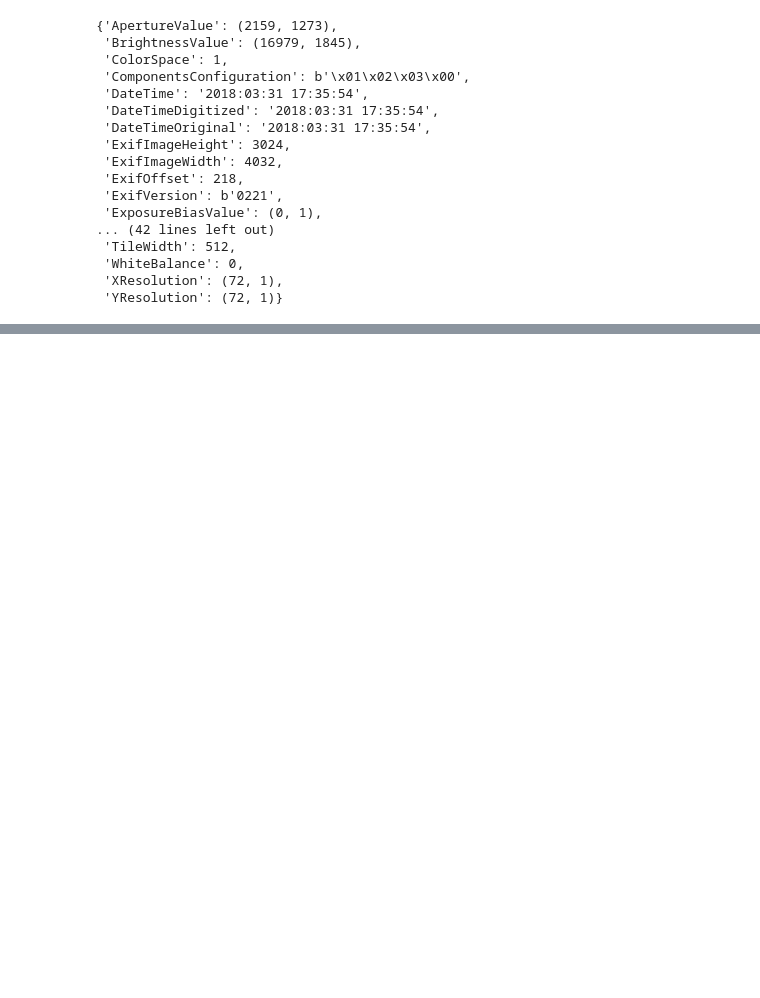
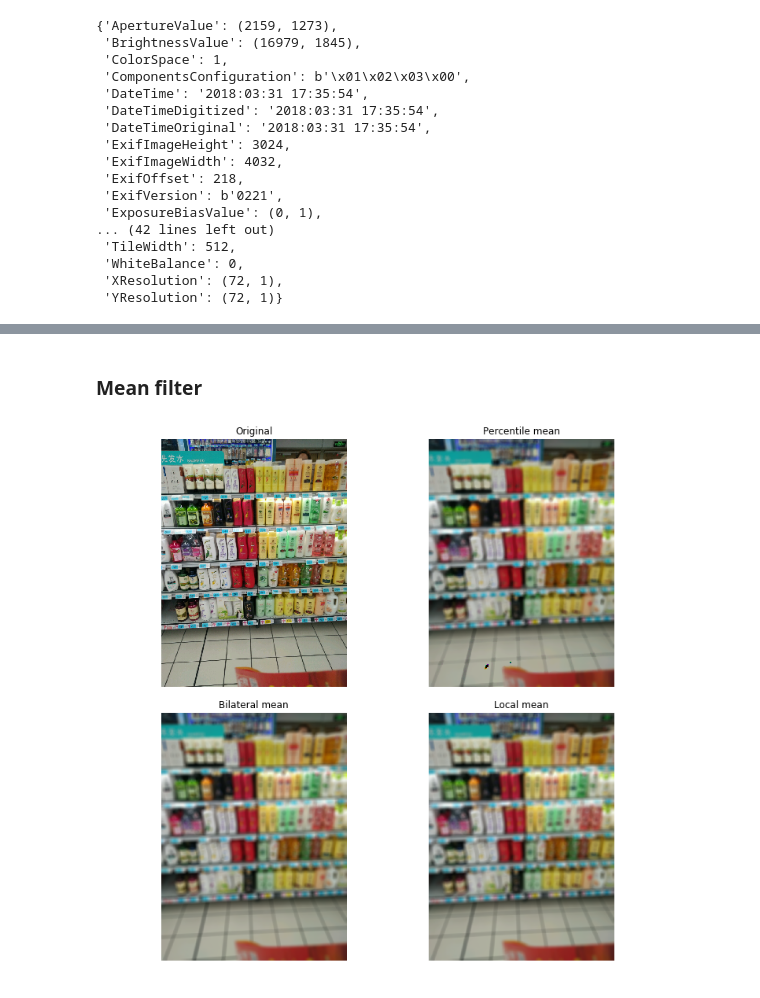
Before and after one commit to ronjian/Python-Practise, a Jupyter notebook: code_piece/cv.ipynb, the cells around one changed output, grey strips where cells are left out. Drawn from its saved outputs; the diff is of its cells as text; code cells hidden in the pictures; blank space fills up the shorter version.

```diff
--- a/code_piece/cv.ipynb
+++ b/code_piece/cv.ipynb
@@ -211,0 +264,37 @@ the captured scene.
+# %% [markdown]
+### Mean filter
+# %%
+# http://scikit-image.org/docs/stable/auto_examples/filters/plot_rank_mean.html
+from skimage.morphology import disk
+from skimage.filters import rank
+
+origin_image = imread("assets/12389.jpg")
+percentile_result_l = []
+bilateral_result_l = []
+normal_result_l = []
+for i in range(3):
+    image = origin_image[:, :, i]
+    selem = disk(10)
+    percentile_result_l.append(rank.mean_percentile(image, selem=selem, p0=.1, p1=.9))
+    bilateral_result_l.append(rank.mean_bilateral(image, selem=selem, s0=500, s1=500))
+    normal_result_l.append(rank.mean(image, selem=selem))
+
+percentile_result = np.stack(percentile_result_l, axis=-1)
+bilateral_result = np.stack(bilateral_result_l, axis=-1)
+normal_result = np.stack(normal_result_l, axis=-1)
+
+fig, axes = plt.subplots(nrows=2, ncols=2, figsize=(10, 10),
+                         sharex=True, sharey=True)
+ax = axes.ravel()
+
+titles = ['Original', 'Percentile mean', 'Bilateral mean', 'Local mean']
+imgs = [origin_image, percentile_result, bilateral_result, normal_result]
+for n in range(0, len(imgs)):
+    ax[n].imshow(imgs[n], cmap=plt.cm.gray)
+    ax[n].set_title(titles[n])
+    ax[n].axis('off')
+
+plt.tight_layout()
+plt.show()
+# %% [output]
+[figure, added]
```
Also changed, not shown: parts of 5 cells of this notebook, 9 other files.
